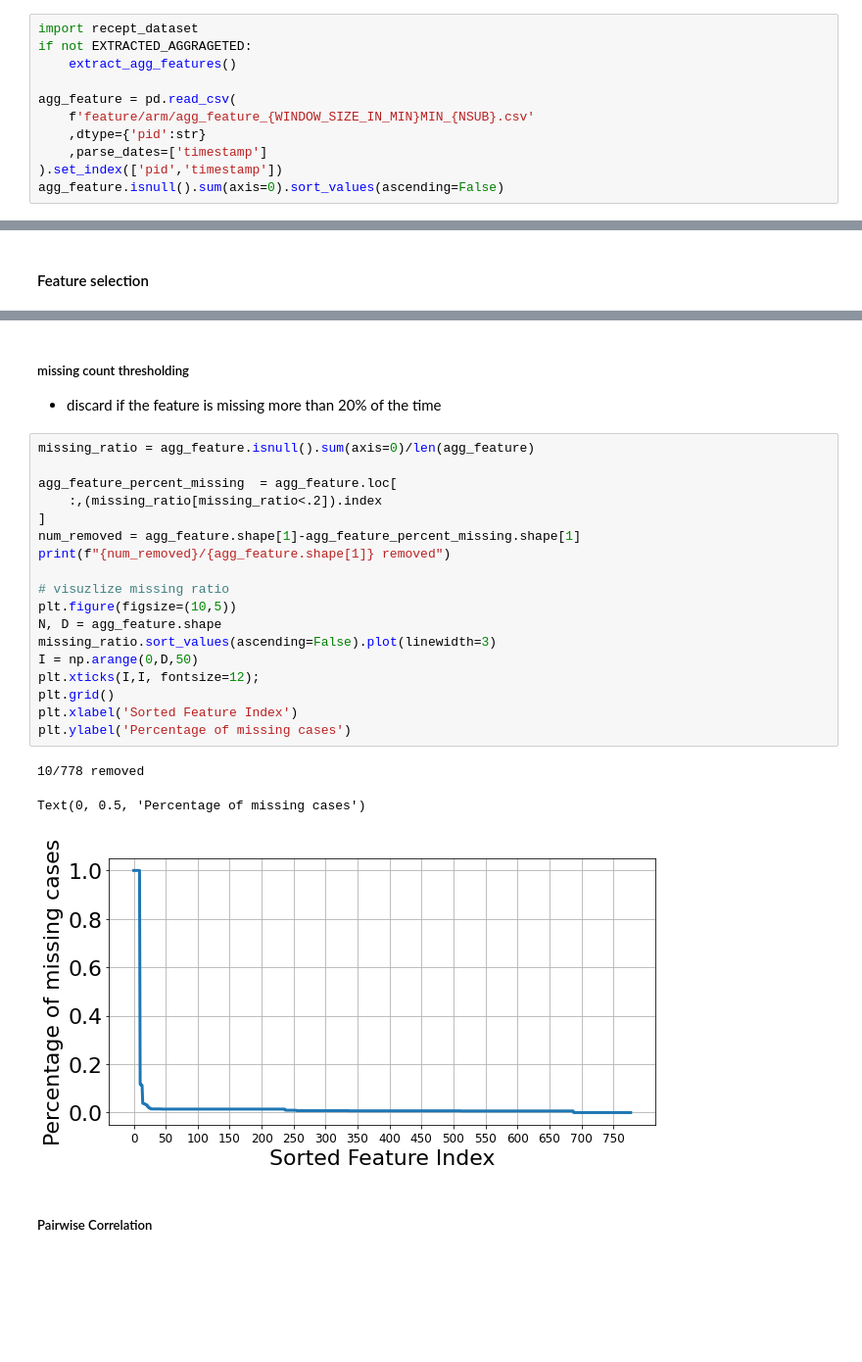
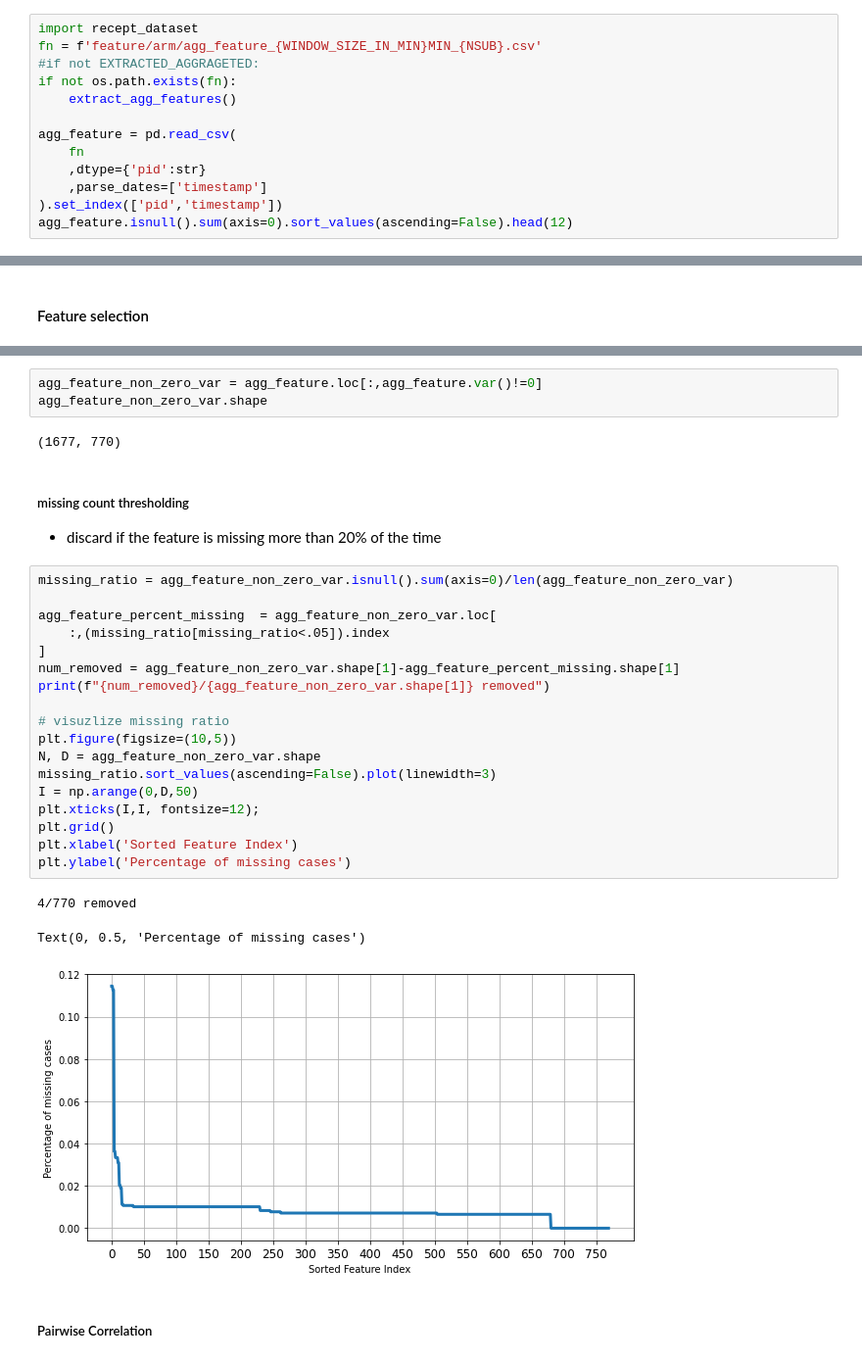
Before and after one commit to Jumabek/receptivity, a Jupyter notebook: analysis/CFF4Receptivity.ipynb, the cells around one changed output, grey strips where cells are left out. Shown at 98% size. Drawn from its saved outputs; the diff is of its cells as text; blank space fills up the shorter version.

```diff
--- a/analysis/CFF4Receptivity.ipynb
+++ b/analysis/CFF4Receptivity.ipynb
@@ -557,13 +452,15 @@ def extract_agg_features(window_size_in_min=WINDOW_SIZE_IN_MIN, nsub=NSUB):
     agg_feature.to_csv(fn)
 # %%
 import recept_dataset
-if not EXTRACTED_AGGRAGETED:
+fn = f'feature/arm/agg_feature_{WINDOW_SIZE_IN_MIN}MIN_{NSUB}.csv'
+#if not EXTRACTED_AGGRAGETED:
+if not os.path.exists(fn):
     extract_agg_features()
 
 agg_feature = pd.read_csv(
-    f'feature/arm/agg_feature_{WINDOW_SIZE_IN_MIN}MIN_{NSUB}.csv'
+    fn
     ,dtype={'pid':str}
     ,parse_dates=['timestamp']
 ).set_index(['pid','timestamp'])
-agg_feature.isnull().sum(axis=0).sort_values(ascending=False)
+agg_feature.isnull().sum(axis=0).sort_values(ascending=False).head(12)
 # %% [output]
@@ -584,28 +492,33 @@ Length: 778, dtype: int64
+# %%
+agg_feature_non_zero_var = agg_feature.loc[:,agg_feature.var()!=0]
+agg_feature_non_zero_var.shape
+# %% [output]
+(1677, 770)
 # %% [markdown]
 ##### missing count thresholding
 - discard if the feature is missing more than 20% of the time
 # %%
-missing_ratio = agg_feature.isnull().sum(axis=0)/len(agg_feature)
+missing_ratio = agg_feature_non_zero_var.isnull().sum(axis=0)/len(agg_feature_non_zero_var)
 
-agg_feature_percent_missing  = agg_feature.loc[
-    :,(missing_ratio[missing_ratio<.2]).index
+agg_feature_percent_missing  = agg_feature_non_zero_var.loc[
+    :,(missing_ratio[missing_ratio<.05]).index
 ]
-num_removed = agg_feature.shape[1]-agg_feature_percent_missing.shape[1]
-print(f"{num_removed}/{agg_feature.shape[1]} removed")
+num_removed = agg_feature_non_zero_var.shape[1]-agg_feature_percent_missing.shape[1]
+print(f"{num_removed}/{agg_feature_non_zero_var.shape[1]} removed")
 
 # visuzlize missing ratio
 plt.figure(figsize=(10,5))
-N, D = agg_feature.shape
+N, D = agg_feature_non_zero_var.shape
 missing_ratio.sort_values(ascending=False).plot(linewidth=3)
 I = np.arange(0,D,50)
 plt.xticks(I,I, fontsize=12);
 plt.grid()
 plt.xlabel('Sorted Feature Index')
 plt.ylabel('Percentage of missing cases')
 # %% [output]
-10/778 removed
+4/770 removed
 Text(0, 0.5, 'Percentage of missing cases')
-[figure, old version]
+[figure, new version]
 # %% [markdown]
 ##### Pairwise Correlation
 # %% [markdown]
```
Also changed, not shown: parts of 90 cells of this notebook, 18 other files.
